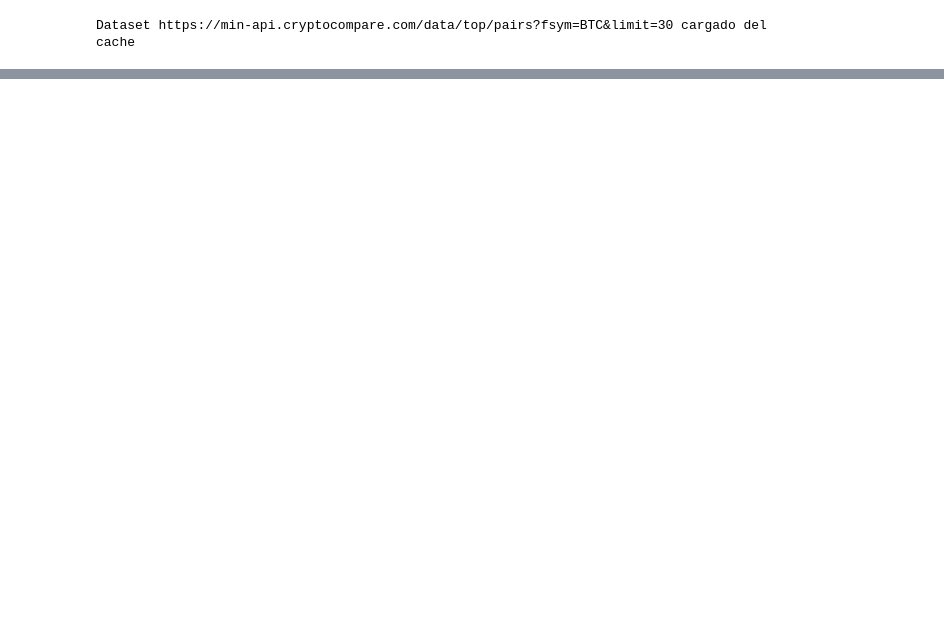
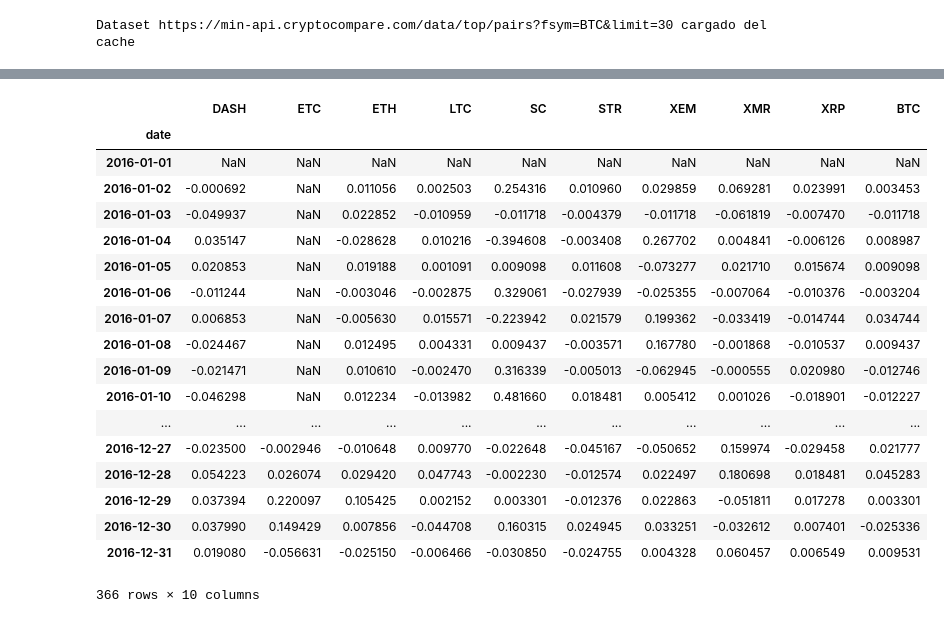
Before and after one commit to cgarciadiaz/An-lisis-de-criptomonedas, a Jupyter notebook: criptocurrency_analysis.ipynb, the cells around one changed output, grey strips where cells are left out. Saved outputs shown, nothing was run; the diff lists cells and outputs as text; code cells hidden in the pictures; blank space fills up the shorter version.

```diff
--- a/criptocurrency_analysis.ipynb
+++ b/criptocurrency_analysis.ipynb
@@ -427,0 +438,25 @@ array(['JPY', 'USD', 'USDT', 'KRW', 'EUR', 'GBP', 'AIC*', 'PLN', 'DKKT',
+# %%
+#Calcular el coficiente de correlación de pearson para el año 2016
+# Escogemos solamente los valores con fechas con el año igual a 2016 y calculamos el porcentaje de cambio de esos valores
+combined_df_2016 = combined_df[combined_df.index.year == 2016]
+combined_df_2016.pct_change()
+# %% [output]
+|  | DASH | ETC | ETH | LTC | SC | STR | XEM | XMR | XRP | BTC |
+| date |  |  |  |  |  |  |  |  |  |  |
+| 2016-01-01 | NaN | NaN | NaN | NaN | NaN | NaN | NaN | NaN | NaN | NaN |
+| 2016-01-02 | -0.000692 | NaN | 0.011056 | 0.002503 | 0.254316 | 0.010960 | 0.029859 | 0.069281 | 0.023991 | 0.003453 |
+| 2016-01-03 | -0.049937 | NaN | 0.022852 | -0.010959 | -0.011718 | -0.004379 | -0.011718 | -0.061819 | -0.007470 | -0.011718 |
+| 2016-01-04 | 0.035147 | NaN | -0.028628 | 0.010216 | -0.394608 | -0.003408 | 0.267702 | 0.004841 | -0.006126 | 0.008987 |
+| 2016-01-05 | 0.020853 | NaN | 0.019188 | 0.001091 | 0.009098 | 0.011608 | -0.073277 | 0.021710 | 0.015674 | 0.009098 |
+| 2016-01-06 | -0.011244 | NaN | -0.003046 | -0.002875 | 0.329061 | -0.027939 | -0.025355 | -0.007064 | -0.010376 | -0.003204 |
+| 2016-01-07 | 0.006853 | NaN | -0.005630 | 0.015571 | -0.223942 | 0.021579 | 0.199362 | -0.033419 | -0.014744 | 0.034744 |
+| 2016-01-08 | -0.024467 | NaN | 0.012495 | 0.004331 | 0.009437 | -0.003571 | 0.167780 | -0.001868 | -0.010537 | 0.009437 |
+| 2016-01-09 | -0.021471 | NaN | 0.010610 | -0.002470 | 0.316339 | -0.005013 | -0.062945 | -0.000555 | 0.020980 | -0.012746 |
+| 2016-01-10 | -0.046298 | NaN | 0.012234 | -0.013982 | 0.481660 | 0.018481 | 0.005412 | 0.001026 | -0.018901 | -0.012227 |
+| ... | ... | ... | ... | ... | ... | ... | ... | ... | ... | ... |
+| 2016-12-27 | -0.023500 | -0.002946 | -0.010648 | 0.009770 | -0.022648 | -0.045167 | -0.050652 | 0.159974 | -0.029458 | 0.021777 |
+| 2016-12-28 | 0.054223 | 0.026074 | 0.029420 | 0.047743 | -0.002230 | -0.012574 | 0.022497 | 0.180698 | 0.018481 | 0.045283 |
+| 2016-12-29 | 0.037394 | 0.220097 | 0.105425 | 0.002152 | 0.003301 | -0.012376 | 0.022863 | -0.051811 | 0.017278 | 0.003301 |
+| 2016-12-30 | 0.037990 | 0.149429 | 0.007856 | -0.044708 | 0.160315 | 0.024945 | 0.033251 | -0.032612 | 0.007401 | -0.025336 |
+| 2016-12-31 | 0.019080 | -0.056631 | -0.025150 | -0.006466 | -0.030850 | -0.024755 | 0.004328 | 0.060457 | 0.006549 | 0.009531 |
+366 rows × 10 columns
```
Also changed, not shown: parts of 8 cells of this notebook.
